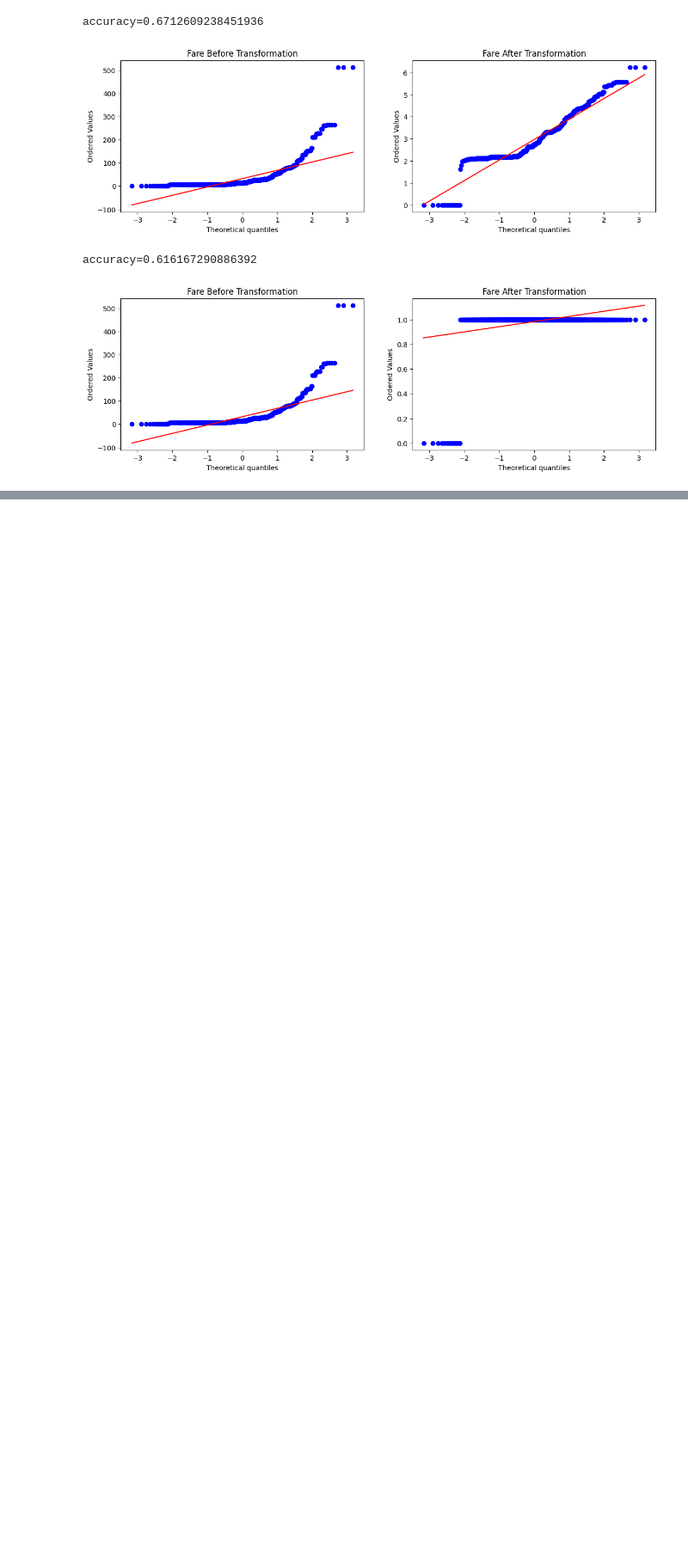
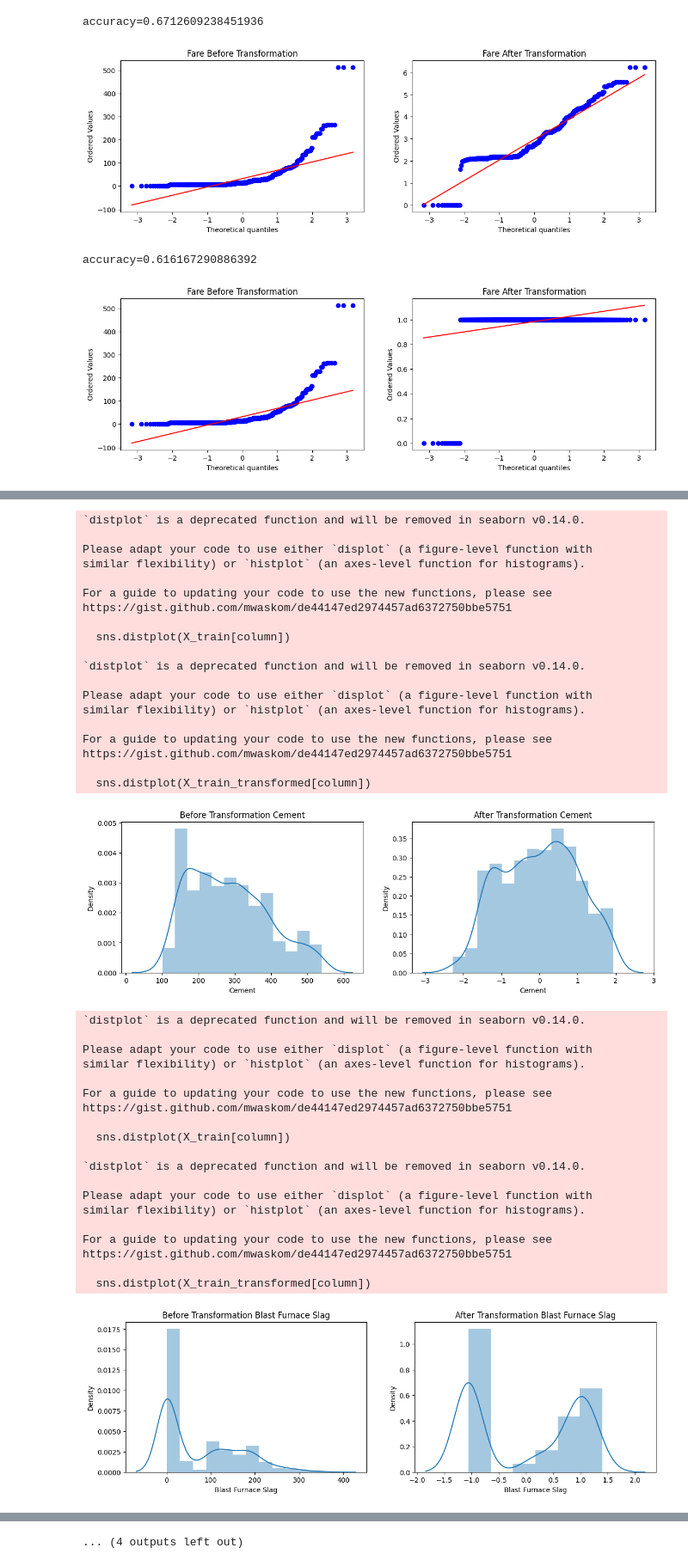
Before and after one commit to Evergreenies/data-science-learning, a Jupyter notebook: stats/42/mathematical-transformation.ipynb, the cells around one changed output, grey strips where cells are left out. Shown at 86% size. Saved outputs shown, nothing was run; the diff lists cells and outputs as text; code cells hidden in the pictures; blank space fills up the shorter version.

Commit message:
added power transformations

```diff
--- a/stats/42/mathematical-transformation.ipynb
+++ b/stats/42/mathematical-transformation.ipynb
@@ -326,0 +463,7 @@ accuracy=0.616167290886392
+# %%
+power_transformer = PowerTransformer()
+
+X_train_transformed = power_transformer.fit_transform(X_train+0.000001)
+X_test_transformed = power_transformer.transform(X_test+0.000001)
+
+pd.DataFrame({'cols': X_train.columns, 'box_cox_lambdas': power_transformer.lambdas_})
@@ -326,0 +480,7 @@ accuracy=0.616167290886392
+# %%
+linear_regression = LinearRegression()
+
+linear_regression.fit(X_train_transformed, y_train)
+linear_regression_y_predict = linear_regression.predict(X_test_transformed)
+
+r2_score(y_test, linear_regression_y_predict)
@@ -326,0 +497,55 @@ accuracy=0.616167290886392
+# %%
+X_train_transformed = pd.DataFrame(X_train_transformed, columns=X_train.columns)
+
+for column in X_train.columns:
+    plt.figure(figsize=(14, 4))
+    plt.subplot(121)
+    sns.distplot(X_train[column])
+    plt.title(f"Before Transformation {column}")
+
+    plt.subplot(122)
+    sns.distplot(X_train_transformed[column])
+    plt.title(f"After Transformation {column}")
+
+    plt.show()
+# %% [output]
+`distplot` is a deprecated function and will be removed in seaborn v0.14.0.
+
+Please adapt your code to use either `displot` (a figure-level function with
+similar flexibility) or `histplot` (an axes-level function for histograms).
+
+For a guide to updating your code to use the new functions, please see
+https://gist.github.com/mwaskom/de44147ed2974457ad6372750bbe5751
+
+  sns.distplot(X_train[column])
+
+`distplot` is a deprecated function and will be removed in seaborn v0.14.0.
+
+Please adapt your code to use either `displot` (a figure-level function with
+similar flexibility) or `histplot` (an axes-level function for histograms).
+
+For a guide to updating your code to use the new functions, please see
+https://gist.github.com/mwaskom/de44147ed2974457ad6372750bbe5751
+
+  sns.distplot(X_train_transformed[column])
+[figure, added]
+`distplot` is a deprecated function and will be removed in seaborn v0.14.0.
+
+Please adapt your code to use either `displot` (a figure-level function with
+similar flexibility) or `histplot` (an axes-level function for histograms).
+
+For a guide to updating your code to use the new functions, please see
+https://gist.github.com/mwaskom/de44147ed2974457ad6372750bbe5751
+
+  sns.distplot(X_train[column])
+
+`distplot` is a deprecated function and will be removed in seaborn v0.14.0.
+
+Please adapt your code to use either `displot` (a figure-level function with
+similar flexibility) or `histplot` (an axes-level function for histograms).
+
+For a guide to updating your code to use the new functions, please see
+https://gist.github.com/mwaskom/de44147ed2974457ad6372750bbe5751
+
+  sns.distplot(X_train_transformed[column])
+[figure, added]
@@ -326,0 +632 @@ accuracy=0.616167290886392
+... (4 outputs left out)
```
Also changed, not shown: parts of 17 cells of this notebook, 2 other files.
